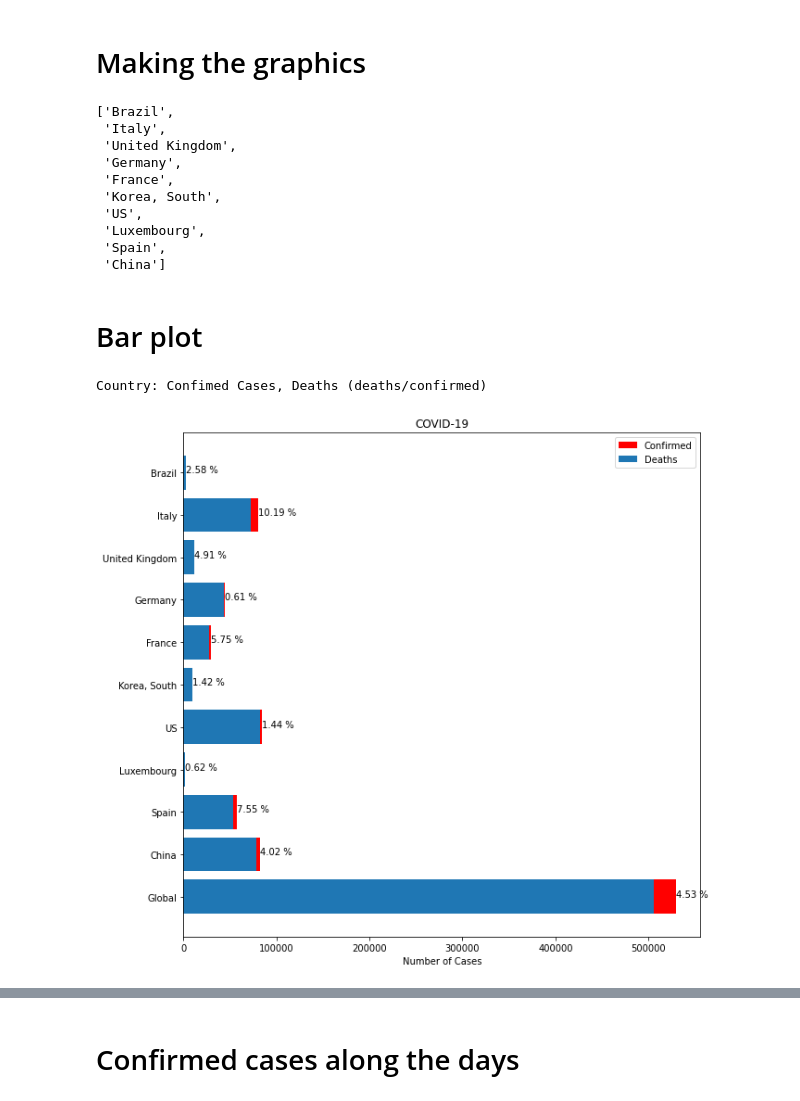
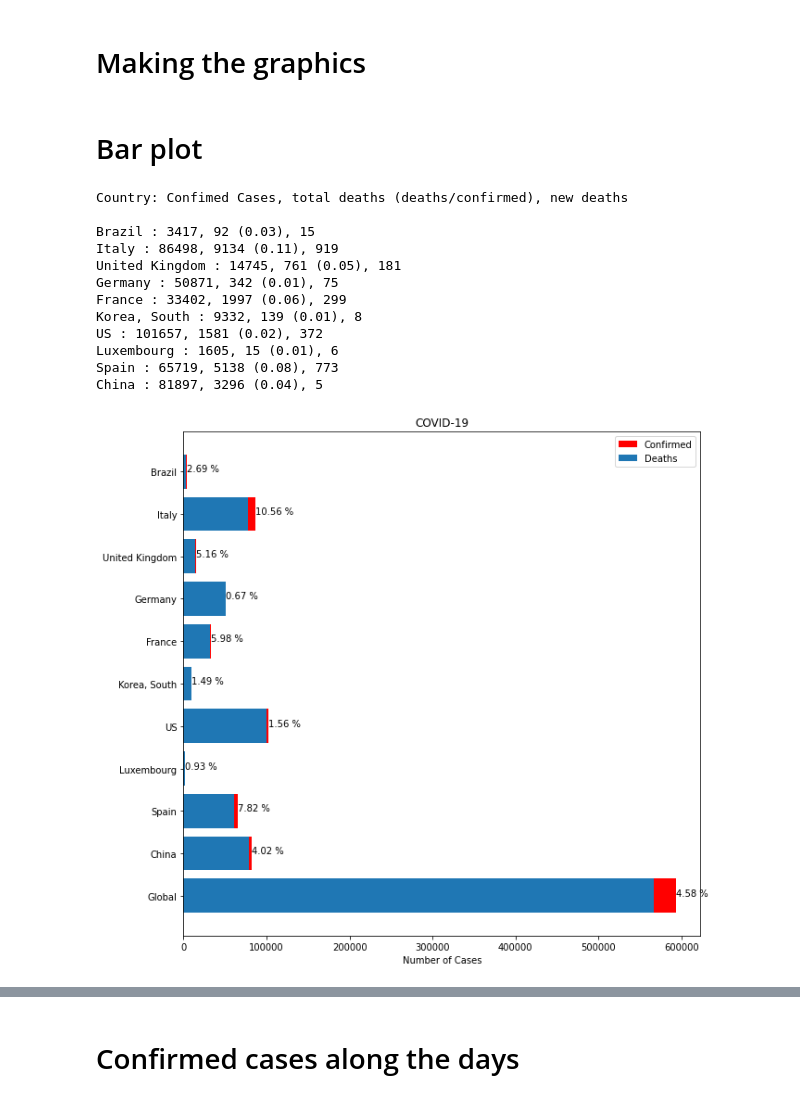
Before and after one commit to mateus-k/COVID-19, a Jupyter notebook: COVID-19.ipynb, the cells around one changed output, grey strips where cells are left out. Drawn from its saved outputs; the diff is of its cells as text; code cells hidden in the pictures.

```diff
--- a/COVID-19.ipynb
+++ b/COVID-19.ipynb
@@ -57,19 +57,6 @@ markerList=['.','d','s','v','^','+','x','8','>','<','*']
 
 #Setting countries to use
 CountryNames=['Brazil','Italy','United Kingdom','Germany','France','Korea, South','US','Luxembourg','Spain','China']
-# %%
-CountryNames
-# %% [output]
-['Brazil',
- 'Italy',
- 'United Kingdom',
- 'Germany',
- 'France',
- 'Korea, South',
- 'US',
- 'Luxembourg',
- 'Spain',
- 'China']
 # %% [markdown]
 # Bar plot
 # %%
@@ -77,35 +64,51 @@ confirmed=[]
 deaths=[]
 
 CountryList=CountryNames
 
 
-print("Country: Confimed Cases, Deaths (deaths/confirmed)\n")
+print("Country: Confimed Cases, total deaths (deaths/confirmed), new deaths\n")
 for i in range(len(CountryNames)):
-    confirmed = np.append(confirmed,COVID19Series[Country==CountryNames[i]].iloc[:,-1].sum())
-    deaths = np.append(deaths,COVID19Deaths[Country==CountryNames[i]].iloc[:,-1].sum())
+    c = COVID19Series[Country==CountryNames[i]].iloc[:,-1].sum()
+    confirmed = np.append(confirmed,c)
+    d = COVID19Deaths[Country==CountryNames[i]].iloc[:,-1].sum()
+    deaths = np.append(deaths,d)
+    newdeaths = d - COVID19Deaths[Country==CountryNames[i]].iloc[:,-2].sum()
+    r=d/c
+    print(CountryNames[i],': %.0f, %.0f (%.2f), %.0f' % (c,d,r,newdeaths))
 
 confirmed = np.append(confirmed,COVID19Series.iloc[:,-1].sum())
 deaths = np.append(deaths,COVID19Deaths.iloc[:,-1].sum())
 
 
 CountryNames.append('Global')
 
 y_pos = np.arange(len(confirmed))
 fig, ax = plt.subplots(1, 1, figsize=(10, 10))
 ax.barh(y_pos,confirmed, color='r')
 ax.barh(y_pos,confirmed-deaths)
 ax.legend(labels=['Confirmed', 'Deaths'])
 ax.set_yticks(y_pos)
 ax.set_yticklabels(CountryNames)
 ax.invert_yaxis()
 
 ax.set_xlabel('Number of Cases')
 ax.set_title('COVID-19')
 
 for i, (value, name) in enumerate(zip(deaths, CountryNames)):
     ax.text(confirmed[i], i, '%.2f %%' % (deaths[i]/confirmed[i]*100), ha='left')
 
 CountryNames.remove('Global')
 # %% [output]
-Country: Confimed Cases, Deaths (deaths/confirmed)
+Country: Confimed Cases, total deaths (deaths/confirmed), new deaths
+
+Brazil : 3417, 92 (0.03), 15
+Italy : 86498, 9134 (0.11), 919
+United Kingdom : 14745, 761 (0.05), 181
+Germany : 50871, 342 (0.01), 75
+France : 33402, 1997 (0.06), 299
+Korea, South : 9332, 139 (0.01), 8
+US : 101657, 1581 (0.02), 372
+Luxembourg : 1605, 15 (0.01), 6
+Spain : 65719, 5138 (0.08), 773
+China : 81897, 3296 (0.04), 5
-[figure, old version]
+[figure, new version]
```
Also changed, not shown: parts of 10 cells of this notebook.
